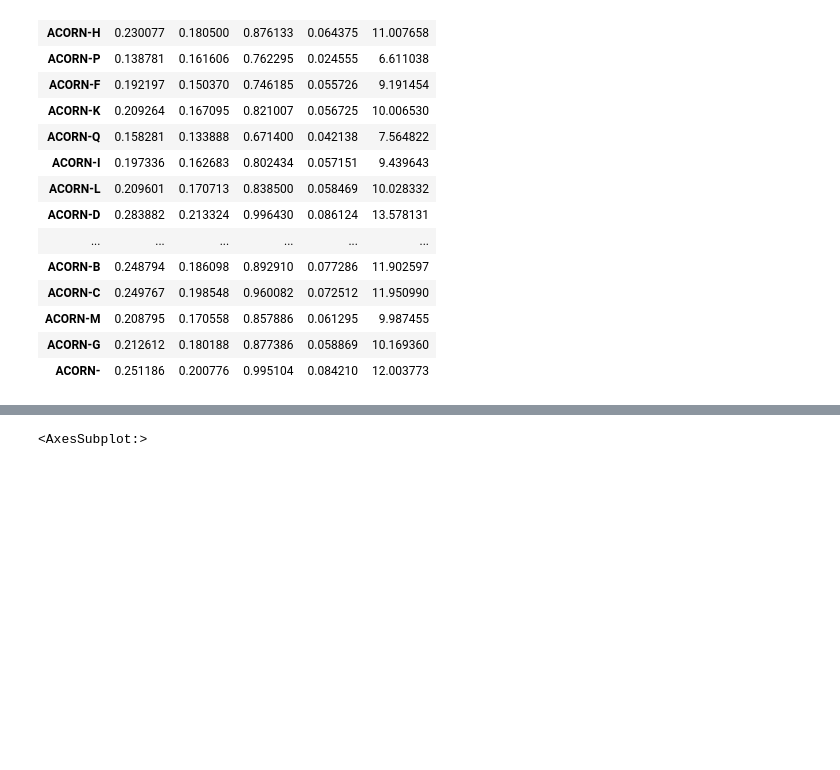
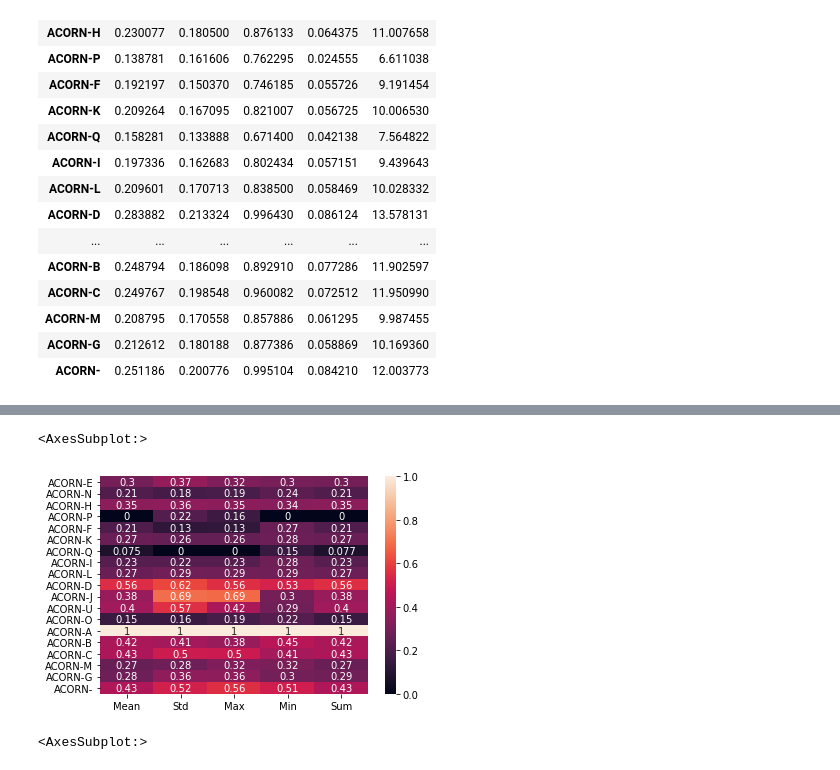
Before and after one commit to K4Ling/CS512, a Jupyter notebook: DataMerge.ipynb, the cells around one changed output, grey strips where cells are left out. Saved outputs shown, nothing was run; the diff lists cells and outputs as text; code cells hidden in the pictures; blank space fills up the shorter version.

```diff
--- a/DataMerge.ipynb
+++ b/DataMerge.ipynb
@@ -293,3 +326,14 @@ sns.heatmap(acorn_per_type, annot=True)
+# %%
+# scaled by min max?
+scaled_min_max = preprocessing.minmax_scale(acorn_per_type)
+scaled_min_max = pd.DataFrame(index = big_data_set.Acorn.unique(), dtype=float, columns = ['Mean','Std','Max','Min','Sum'], data = scaled_min_max)
+
+sns.heatmap(scaled_min_max, annot = True)
+
+# how to make numeric property?
+# %% [output]
+<AxesSubplot:>
+[figure, added]
 # %%
 # without sum is more usefull as magnitude of sum and (max is way bigger)
 sns.heatmap(acorn_per_type.drop('Sum', axis=1), annot=True)
```
Also changed, not shown: parts of 7 cells of this notebook.
